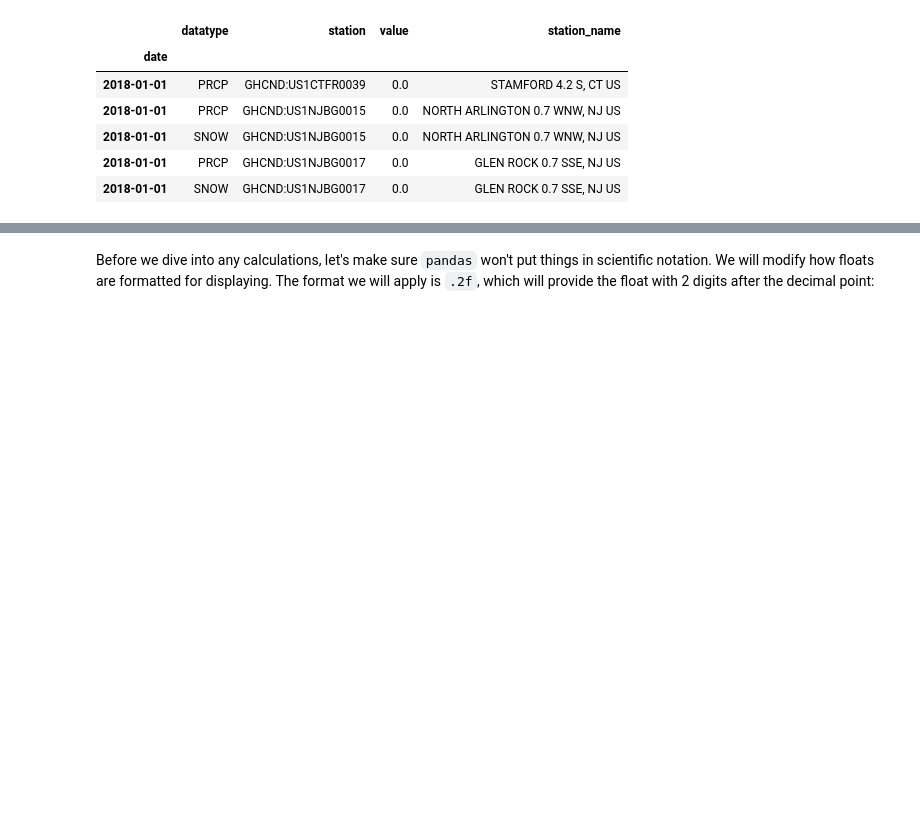
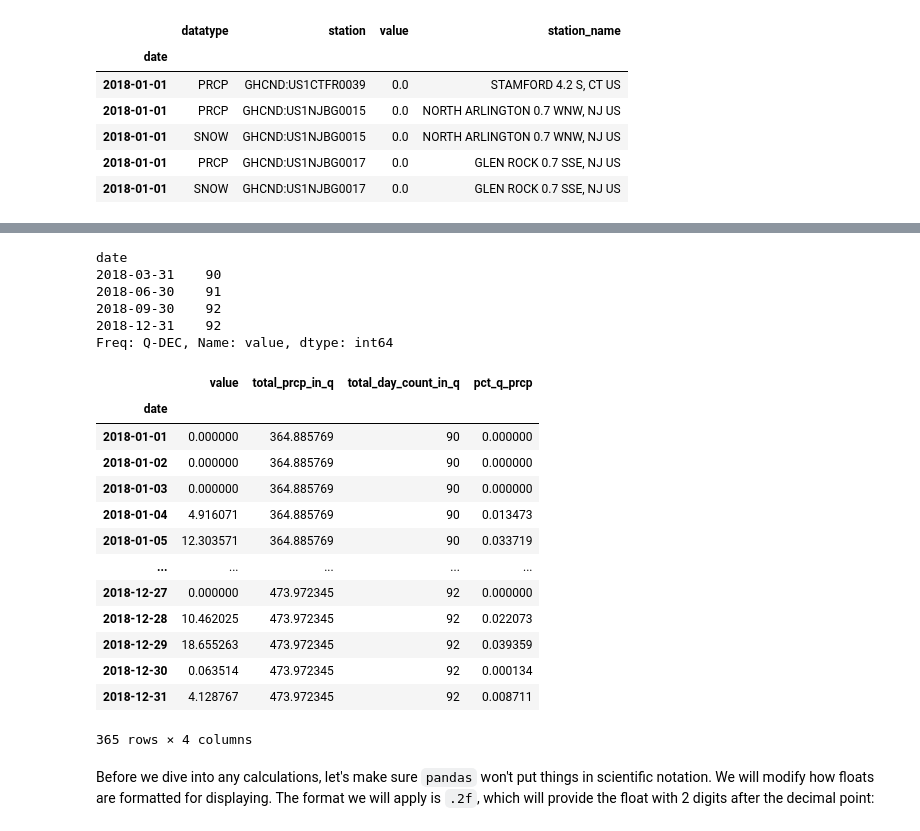
Before and after one commit to ikwak2/Hands-On-Data-Analysis-with-Pandas-2nd-edition, a Jupyter notebook: ch_04/3-aggregations.ipynb, the cells around one changed output, grey strips where cells are left out. Cells and saved outputs as stored; diff of their text form; code cells hidden in the pictures; blank space fills up the shorter version.

```diff
--- a/ch_04/3-aggregations.ipynb
+++ b/ch_04/3-aggregations.ipynb
@@ -55,3 +86,6 @@ weather.head()
 | 2018-01-01 | SNOW | GHCND:US1NJBG0015 | 0.0 | NORTH ARLINGTON 0.7 WNW, NJ US |
 | 2018-01-01 | PRCP | GHCND:US1NJBG0017 | 0.0 | GLEN ROCK 0.7 SSE, NJ US |
 | 2018-01-01 | SNOW | GHCND:US1NJBG0017 | 0.0 | GLEN ROCK 0.7 SSE, NJ US |
+# %%
+dp = weather.query('datatype == "PRCP"').groupby(level=0).mean()
+dp
@@ -58,3 +116,36 @@ weather.head()
+# %%
+dp.groupby(pd.Grouper(freq='Q')).value.count()
+# %% [output]
+date
+2018-03-31    90
+2018-06-30    91
+2018-09-30    92
+2018-12-31    92
+Freq: Q-DEC, Name: value, dtype: int64
+# %%
+dp.assign(
+        total_prcp_in_q=lambda x: \
+            x.groupby(pd.Grouper(freq='Q')).transform(np.sum),
+        total_day_count_in_q=lambda x: \
+            x.groupby(pd.Grouper(freq='Q')).value.transform('count'),
+        pct_q_prcp=lambda x: \
+            x.value.div(x.total_prcp_in_q)
+    )
+# %% [output]
+|  | value | total_prcp_in_q | total_day_count_in_q | pct_q_prcp |
+| date |  |  |  |  |
+| 2018-01-01 | 0.000000 | 364.885769 | 90 | 0.000000 |
+| 2018-01-02 | 0.000000 | 364.885769 | 90 | 0.000000 |
+| 2018-01-03 | 0.000000 | 364.885769 | 90 | 0.000000 |
+| 2018-01-04 | 4.916071 | 364.885769 | 90 | 0.013473 |
+| 2018-01-05 | 12.303571 | 364.885769 | 90 | 0.033719 |
+| ... | ... | ... | ... | ... |
+| 2018-12-27 | 0.000000 | 473.972345 | 92 | 0.000000 |
+| 2018-12-28 | 10.462025 | 473.972345 | 92 | 0.022073 |
+| 2018-12-29 | 18.655263 | 473.972345 | 92 | 0.039359 |
+| 2018-12-30 | 0.063514 | 473.972345 | 92 | 0.000134 |
+| 2018-12-31 | 4.128767 | 473.972345 | 92 | 0.008711 |
+365 rows × 4 columns
 # %% [markdown]
 Before we dive into any calculations, let's make sure `pandas` won't put things in scientific notation. We will modify how floats are formatted for displaying. The format we will apply is `.2f`, which will provide the float with 2 digits after the decimal point:
 # %%
```
Also changed, not shown: parts of 6 cells of this notebook.
